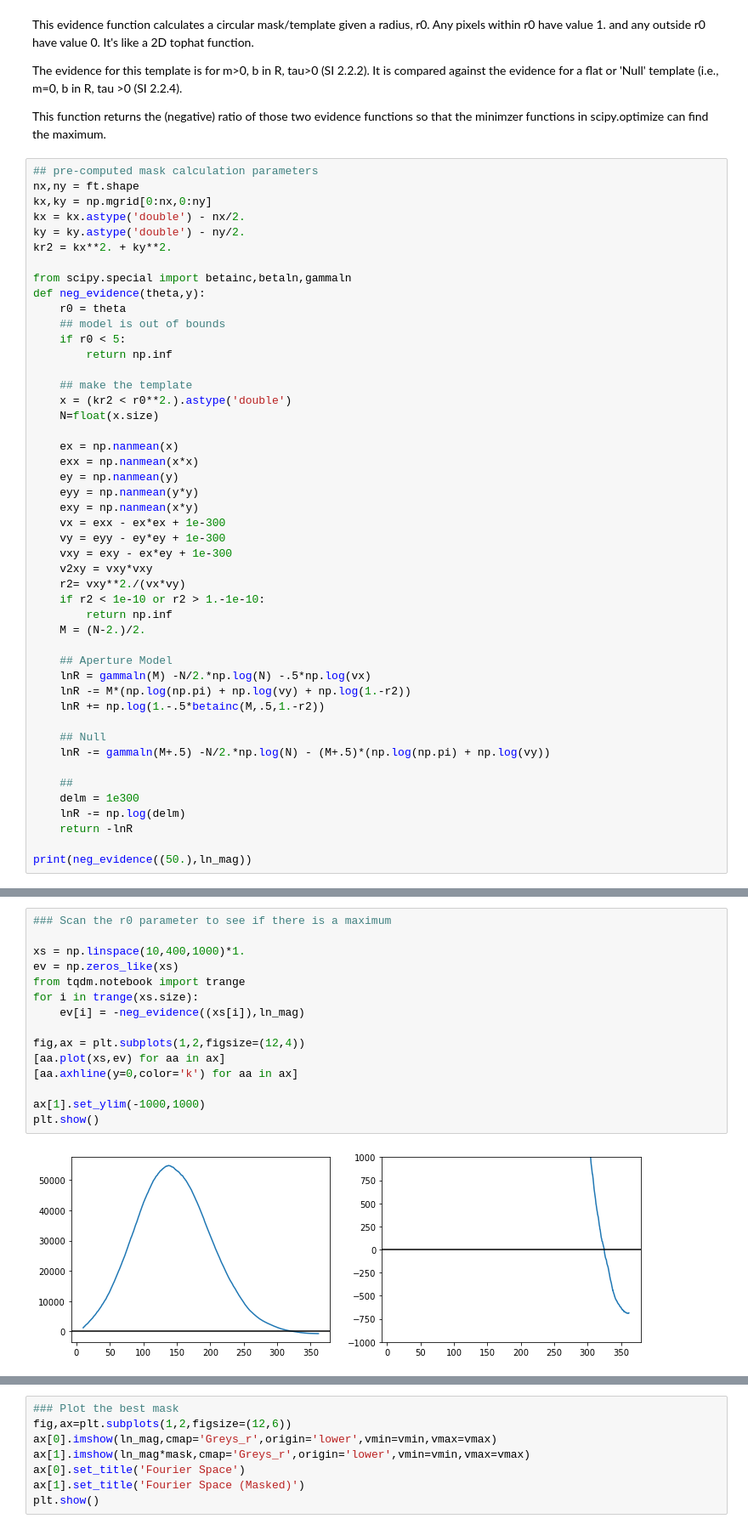
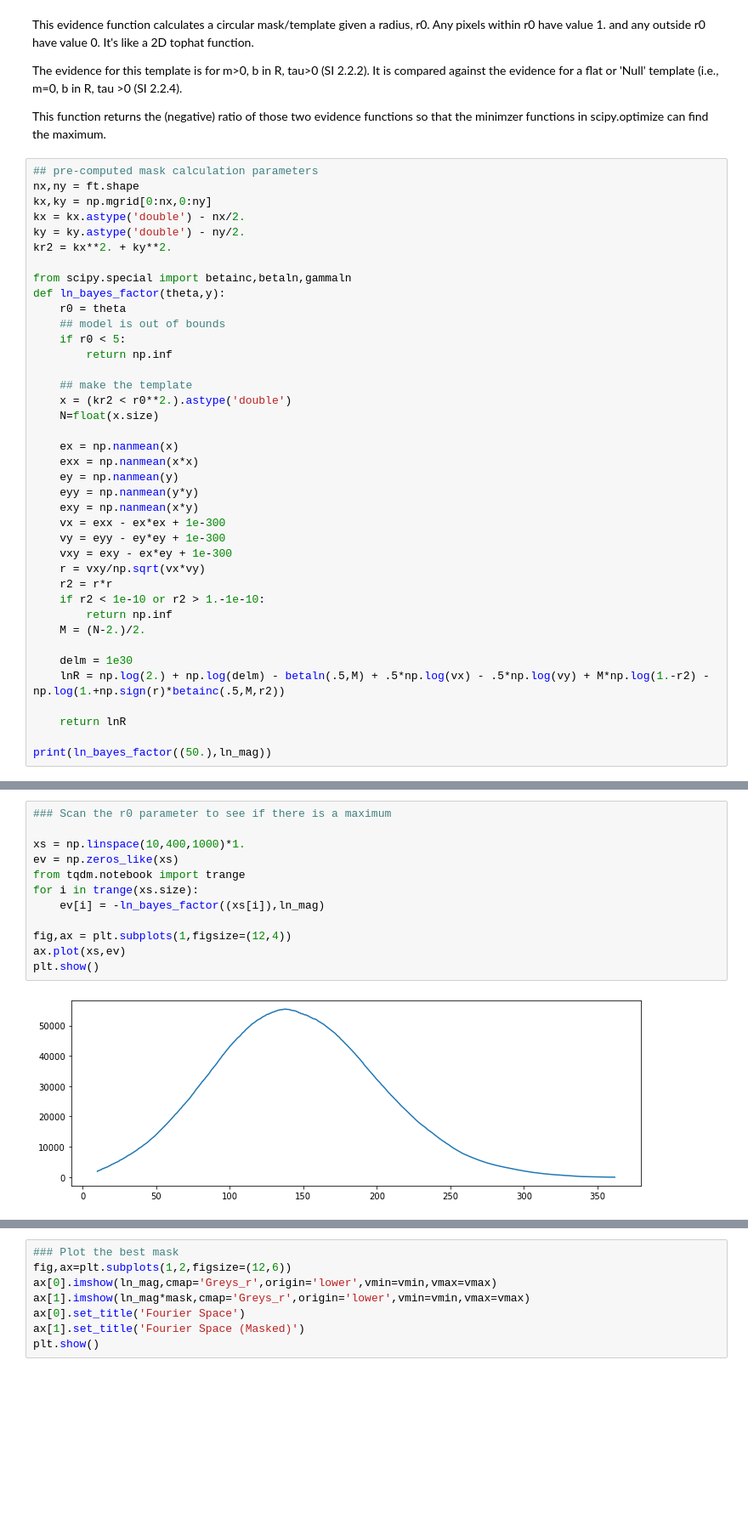
Before and after one commit to bayes-shape-calc/examples, a Jupyter notebook: _notebooks/2021-11-21-Microscopy-Automatic-Aperture-Filtering.ipynb, the cells around one changed output, grey strips where cells are left out. Shown at 85% size. Saved outputs shown, nothing was run; the diff lists cells and outputs as text; blank space fills up the shorter version.

```diff
--- a/_notebooks/2021-11-21-Microscopy-Automatic-Aperture-Filtering.ipynb
+++ b/_notebooks/2021-11-21-Microscopy-Automatic-Aperture-Filtering.ipynb
@@ -69,7 +69,7 @@ ky = ky.astype('double') - ny/2.
 kr2 = kx**2. + ky**2.
 
 from scipy.special import betainc,betaln,gammaln
-def neg_evidence(theta,y):
+def ln_bayes_factor(theta,y):
 	r0 = theta
 	## model is out of bounds
 	if r0 < 5:
@@ -87,24 +87,16 @@ def neg_evidence(theta,y):
 	vx = exx - ex*ex + 1e-300
 	vy = eyy - ey*ey + 1e-300
 	vxy = exy - ex*ey + 1e-300
-	v2xy = vxy*vxy
-	r2= vxy**2./(vx*vy)
+	r = vxy/np.sqrt(vx*vy)
+	r2 = r*r
 	if r2 < 1e-10 or r2 > 1.-1e-10:
 		return np.inf
 	M = (N-2.)/2.
 
-	## Aperture Model
-	lnR = gammaln(M) -N/2.*np.log(N) -.5*np.log(vx)
-	lnR -= M*(np.log(np.pi) + np.log(vy) + np.log(1.-r2))
-	lnR += np.log(1.-.5*betainc(M,.5,1.-r2))
+	delm = 1e30
+	lnR = np.log(2.) + np.log(delm) - betaln(.5,M) + .5*np.log(vx) - .5*np.log(vy) + M*np.log(1.-r2) - np.log(1.+np.sign(r)*betainc(.5,M,r2))
 
-	## Null
-	lnR -= gammaln(M+.5) -N/2.*np.log(N) - (M+.5)*(np.log(np.pi) + np.log(vy))
+	return lnR
 
-	##
-	delm = 1e300
-	lnR -= np.log(delm)
-	return -lnR
-
-print(neg_evidence((50.),ln_mag))
+print(ln_bayes_factor((50.),ln_mag))
 # %% [output]
@@ -112,20 +104,17 @@ print(neg_evidence((50.),ln_mag))
 # %%
 ### Scan the r0 parameter to see if there is a maximum
 
 xs = np.linspace(10,400,1000)*1.
 ev = np.zeros_like(xs)
 from tqdm.notebook import trange
 for i in trange(xs.size):
-    ev[i] = -neg_evidence((xs[i]),ln_mag)
+    ev[i] = -ln_bayes_factor((xs[i]),ln_mag)
 
-fig,ax = plt.subplots(1,2,figsize=(12,4))
-[aa.plot(xs,ev) for aa in ax]
-[aa.axhline(y=0,color='k') for aa in ax]
-
-ax[1].set_ylim(-1000,1000)
+fig,ax = plt.subplots(1,figsize=(12,4))
+ax.plot(xs,ev)
 plt.show()
 # %% [output]
-[figure, old version]
+[figure, new version]
 # %%
 ### Find the maximum prob aperture mask radius
 
```
Also changed, not shown: parts of 4 cells of this notebook, 1 other file.
